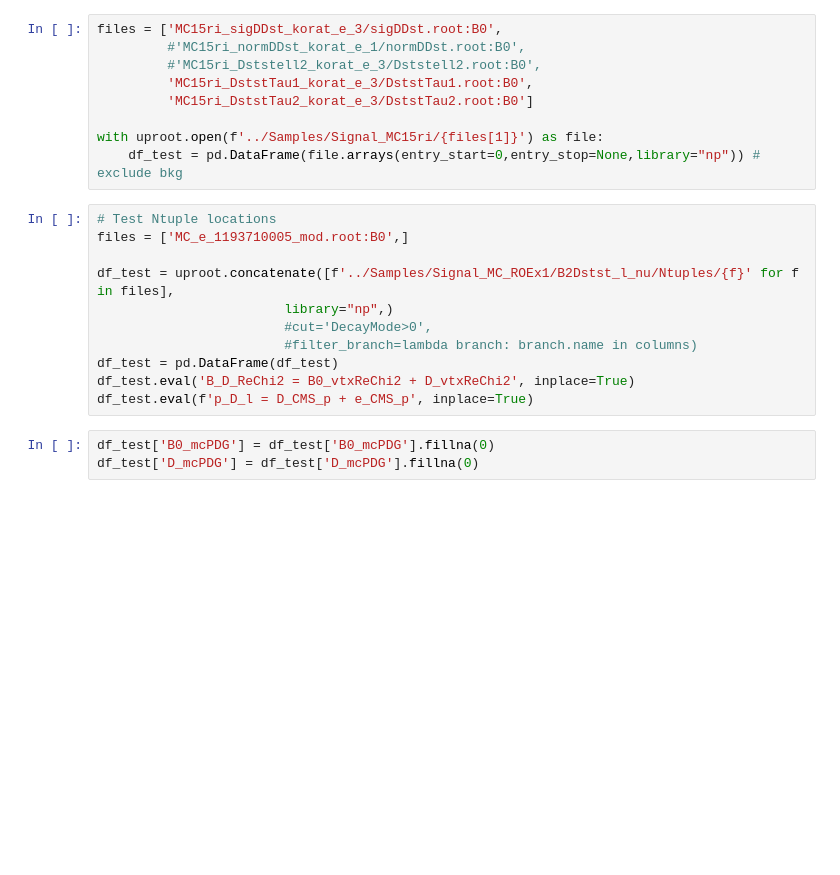
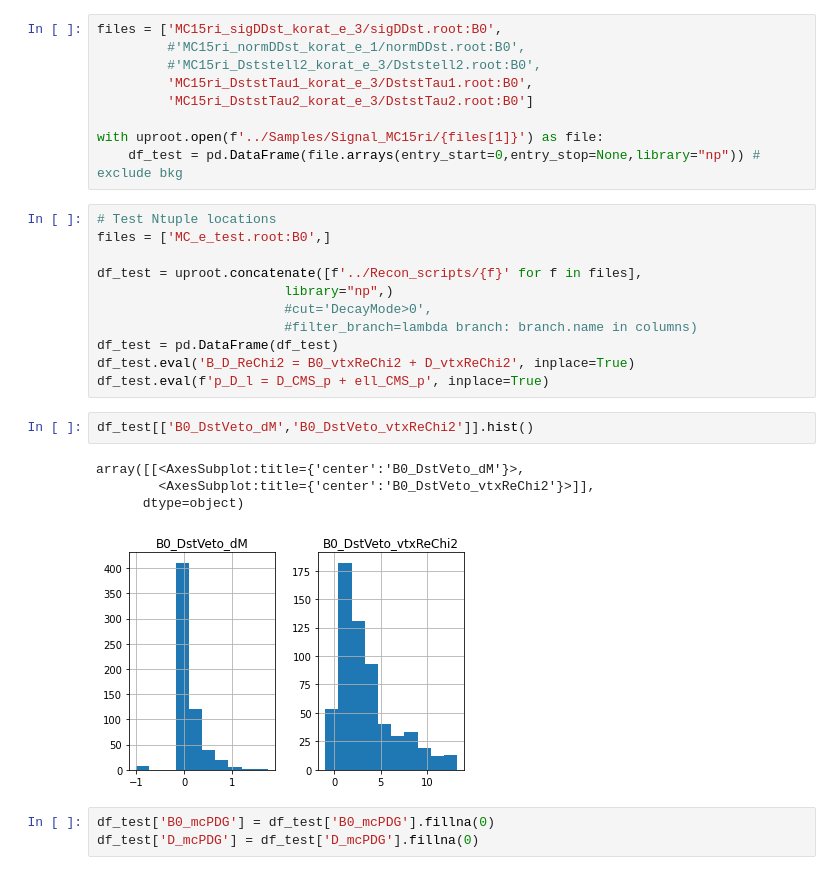
Before and after one commit to zjkjsd/inclusive_R_D, a Jupyter notebook: Notebooks/0_Print_MCDecayString.ipynb, the cells around one changed output. Saved outputs shown, nothing was run; the diff lists cells and outputs as text; blank space fills up the shorter version.

Commit message:
add D* veto in reconstruction

```diff
--- a/Notebooks/0_Print_MCDecayString.ipynb
+++ b/Notebooks/0_Print_MCDecayString.ipynb
@@ -25,15 +25,22 @@ with uproot.open(f'../Samples/Signal_MC15ri/{files[1]}') as file:
     df_test = pd.DataFrame(file.arrays(entry_start=0,entry_stop=None,library="np")) # exclude bkg
 # %%
 # Test Ntuple locations
-files = ['MC_e_1193710005_mod.root:B0',]
+files = ['MC_e_test.root:B0',]
 
-df_test = uproot.concatenate([f'../Samples/Signal_MC_ROEx1/B2Dstst_l_nu/Ntuples/{f}' for f in files],
+df_test = uproot.concatenate([f'../Recon_scripts/{f}' for f in files],
                         library="np",)
                         #cut='DecayMode>0',
                         #filter_branch=lambda branch: branch.name in columns)
 df_test = pd.DataFrame(df_test)
 df_test.eval('B_D_ReChi2 = B0_vtxReChi2 + D_vtxReChi2', inplace=True)
-df_test.eval(f'p_D_l = D_CMS_p + e_CMS_p', inplace=True)
+df_test.eval(f'p_D_l = D_CMS_p + ell_CMS_p', inplace=True)
+# %%
+df_test[['B0_DstVeto_dM','B0_DstVeto_vtxReChi2']].hist()
+# %% [output]
+array([[<AxesSubplot:title={'center':'B0_DstVeto_dM'}>,
+        <AxesSubplot:title={'center':'B0_DstVeto_vtxReChi2'}>]],
+      dtype=object)
+[figure, added]
 # %%
 df_test['B0_mcPDG'] = df_test['B0_mcPDG'].fillna(0)
 df_test['D_mcPDG'] = df_test['D_mcPDG'].fillna(0)
```
Also changed, not shown: parts of 1 cell of this notebook, 15 other files.
